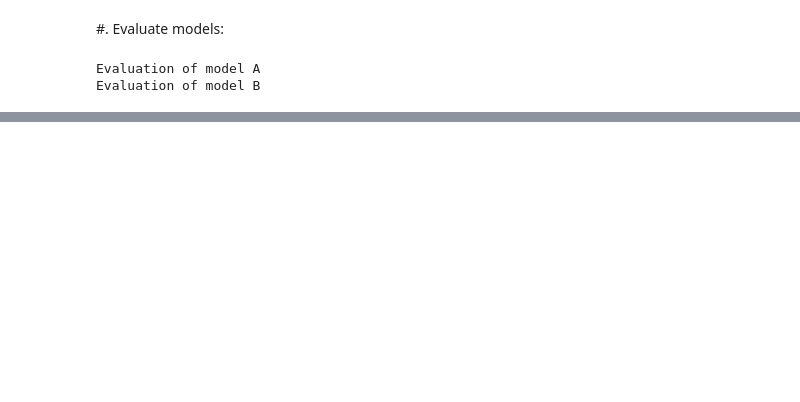
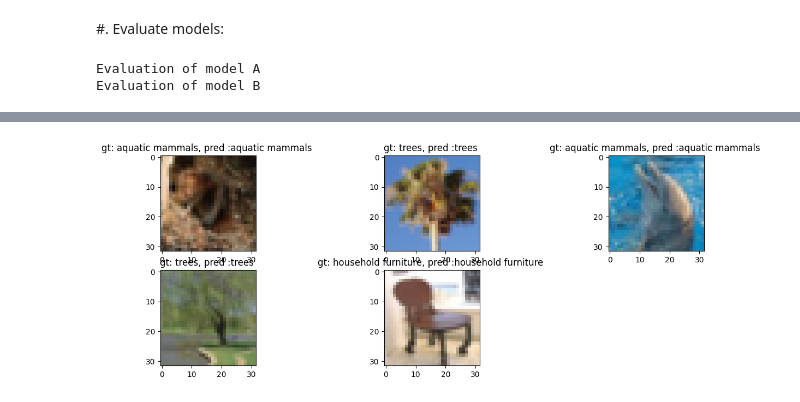
Before and after one commit to VincentCsNv/SPARKS, a Jupyter notebook: Classification_CIFAR/classif_main.ipynb, the cells around one changed output, grey strips where cells are left out. Saved outputs shown, nothing was run; the diff lists cells and outputs as text; code cells hidden in the pictures; blank space fills up the shorter version.

```diff
--- a/Classification_CIFAR/classif_main.ipynb
+++ b/Classification_CIFAR/classif_main.ipynb
@@ -691 +716,15 @@ cm_B = plot_confusion_matrix(cm_B,SUPER_CLASSES,label ="B")
+# %%
+#Observe some predictions
+plt.figure(figsize=(15,5))
+for i in range(5):
+
+  #Observe some wrong predictions.
+  idx_rd = np.random.randint(len(testset))
+  img,label = testset[idx_rd]
+  if GPU:
+    img = move_device(img, device)
+  plt.subplot(2,3,i+1)
+  pred = predict_and_show(img,label,model_eval,GPU=GPU)
+# %% [output]
+[figure, added]
 # %%
```
Also changed, not shown: parts of 7 cells of this notebook.
